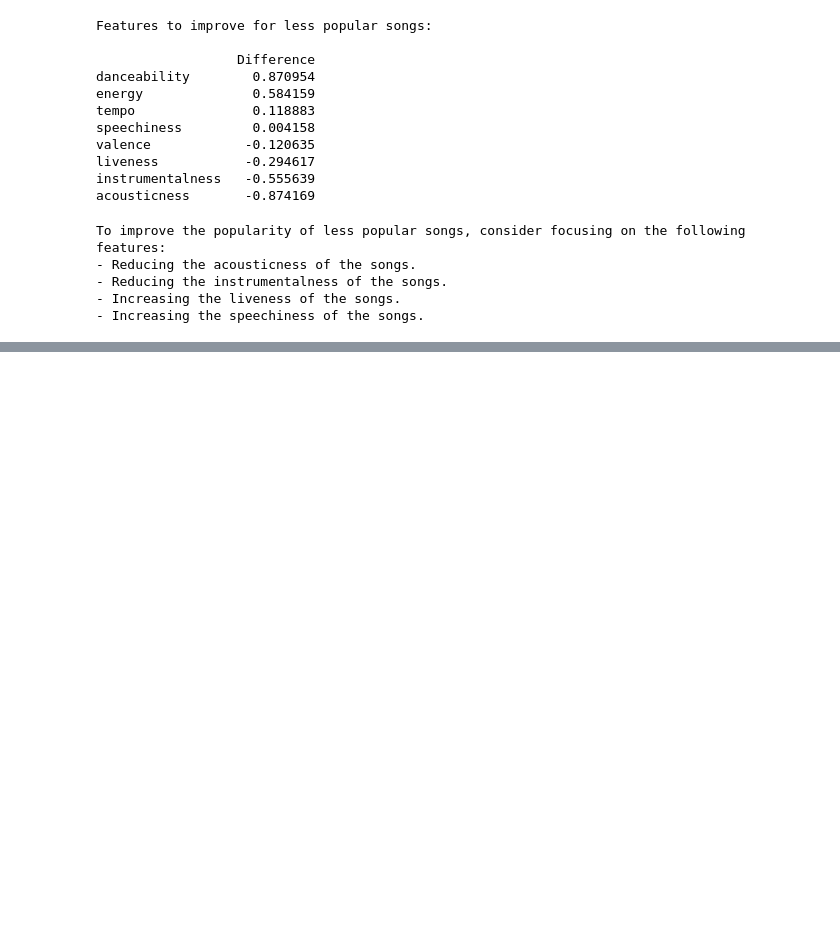
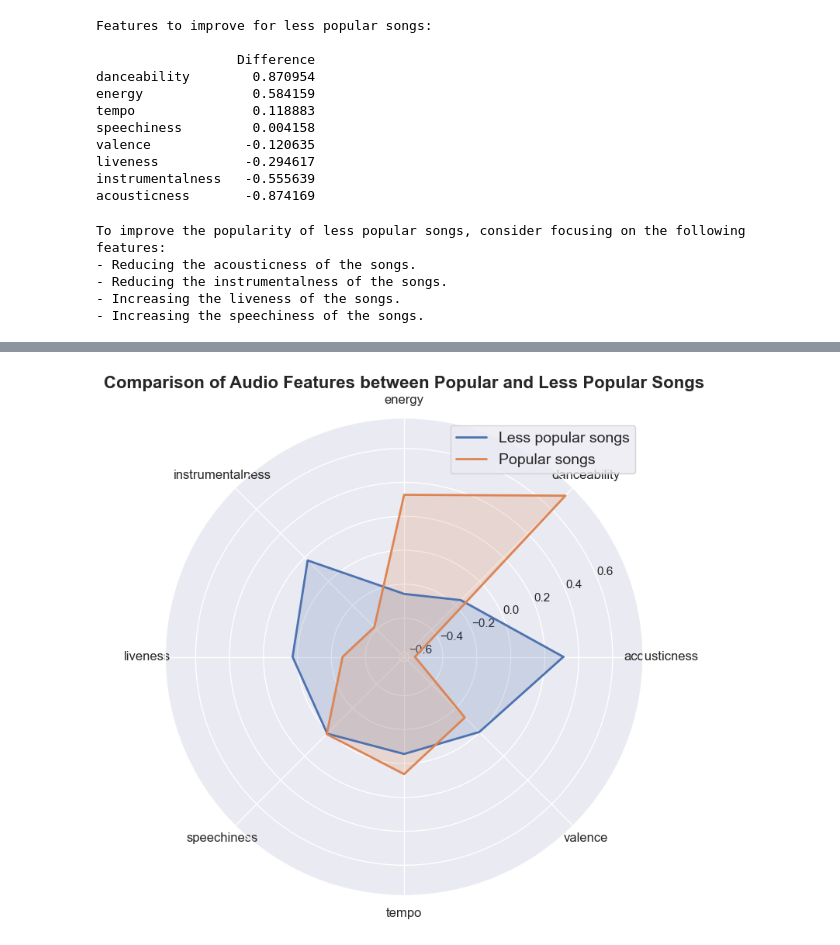
Before and after one commit to soumyo2002/Spotify-Data-Analytics, a Jupyter notebook: spotify-data-analysis.ipynb, the cells around one changed output, grey strips where cells are left out. Saved outputs shown, nothing was run; the diff lists cells and outputs as text; code cells hidden in the pictures; blank space fills up the shorter version.

```diff
--- a/spotify-data-analysis.ipynb
+++ b/spotify-data-analysis.ipynb
@@ -535,0 +557,38 @@ To improve the popularity of less popular songs, consider focusing on the follow
+# %%
+import matplotlib.pyplot as plt
+import numpy as np
+
+# Data
+less_popular_features = less_popular_songs_copy[['acousticness', 'danceability', 'energy', 'instrumentalness', 'liveness', 'speechiness', 'tempo', 'valence']].mean().values
+popular_features = popular_songs_copy[['acousticness', 'danceability', 'energy', 'instrumentalness', 'liveness', 'speechiness', 'tempo', 'valence']].mean().values
+
+# Create a list of feature names
+feature_names = ['acousticness', 'danceability', 'energy', 'instrumentalness', 'liveness', 'speechiness', 'tempo', 'valence']
+
+# Calculate the angle for each feature
+angles = [n / float(len(feature_names)) * 2 * np.pi for n in range(len(feature_names))]
+angles += angles[:1]
+
+# Create a figure with a polar projection
+fig, ax = plt.subplots(figsize=(8,8), subplot_kw={'projection': 'polar'})
+
+# Plot the data for less popular songs
+ax.plot(angles, np.concatenate((less_popular_features, [less_popular_features[0]])), linewidth=2, label='Less popular songs')
+ax.fill(angles, np.concatenate((less_popular_features, [less_popular_features[0]])), alpha=0.2)
+
+# Plot the data for popular songs
+ax.plot(angles, np.concatenate((popular_features, [popular_features[0]])), linewidth=2, label='Popular songs')
+ax.fill(angles, np.concatenate((popular_features, [popular_features[0]])), alpha=0.2)
+
+# Set the x-tick labels to the feature names and rotate them at 45 degrees
+ax.set_xticks(angles[:-1])
+ax.set_xticklabels(feature_names, fontsize=12, rotation=45)
+
+# Add a legend and a title
+ax.legend(loc='upper right', fontsize=14)
+ax.set_title('Comparison of Audio Features between Popular and Less Popular Songs', fontsize=16, fontweight='bold')
+
+# Show the chart
+plt.show()
+# %% [output]
+[figure, added]
```
Also changed, not shown: parts of 6 cells of this notebook.
